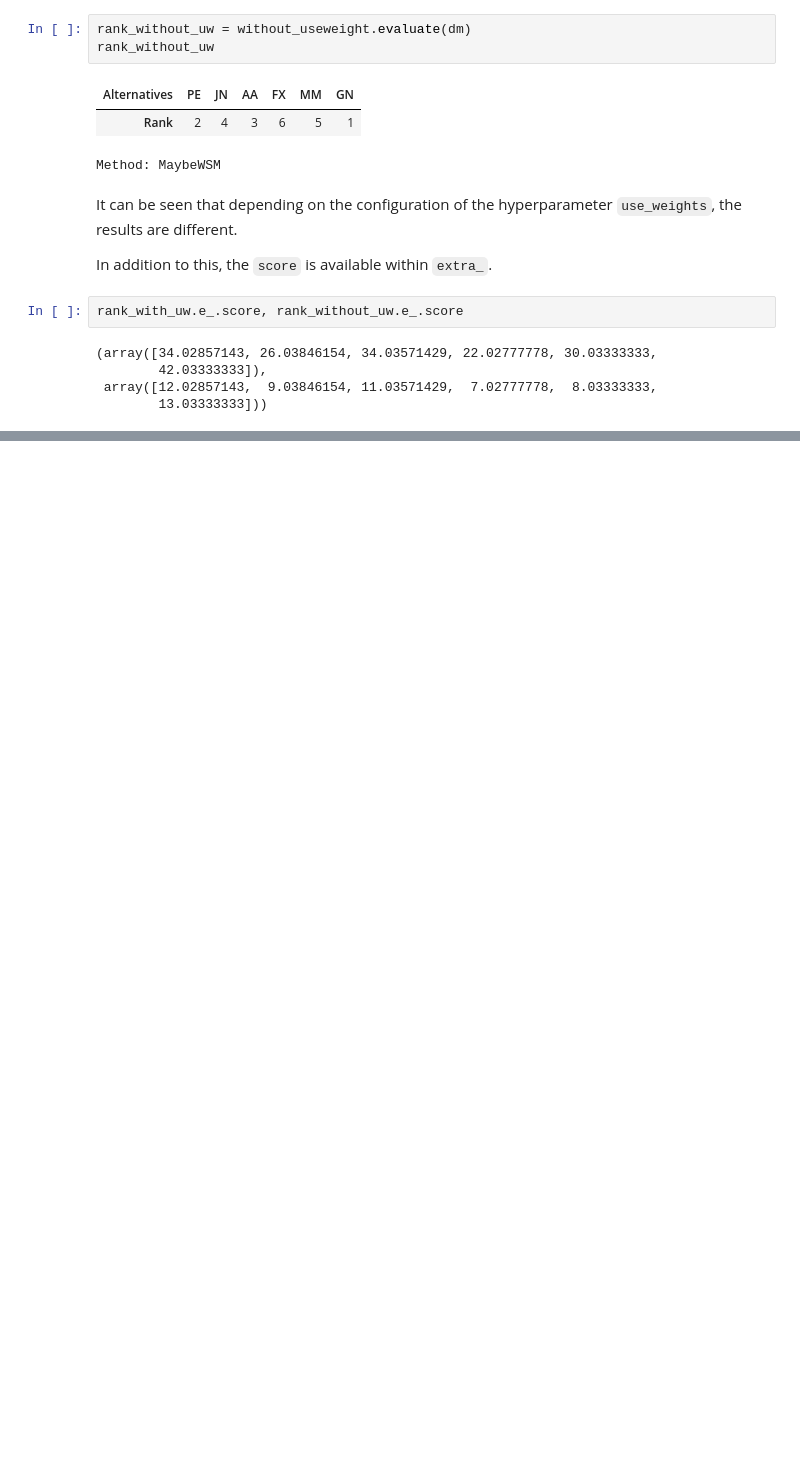
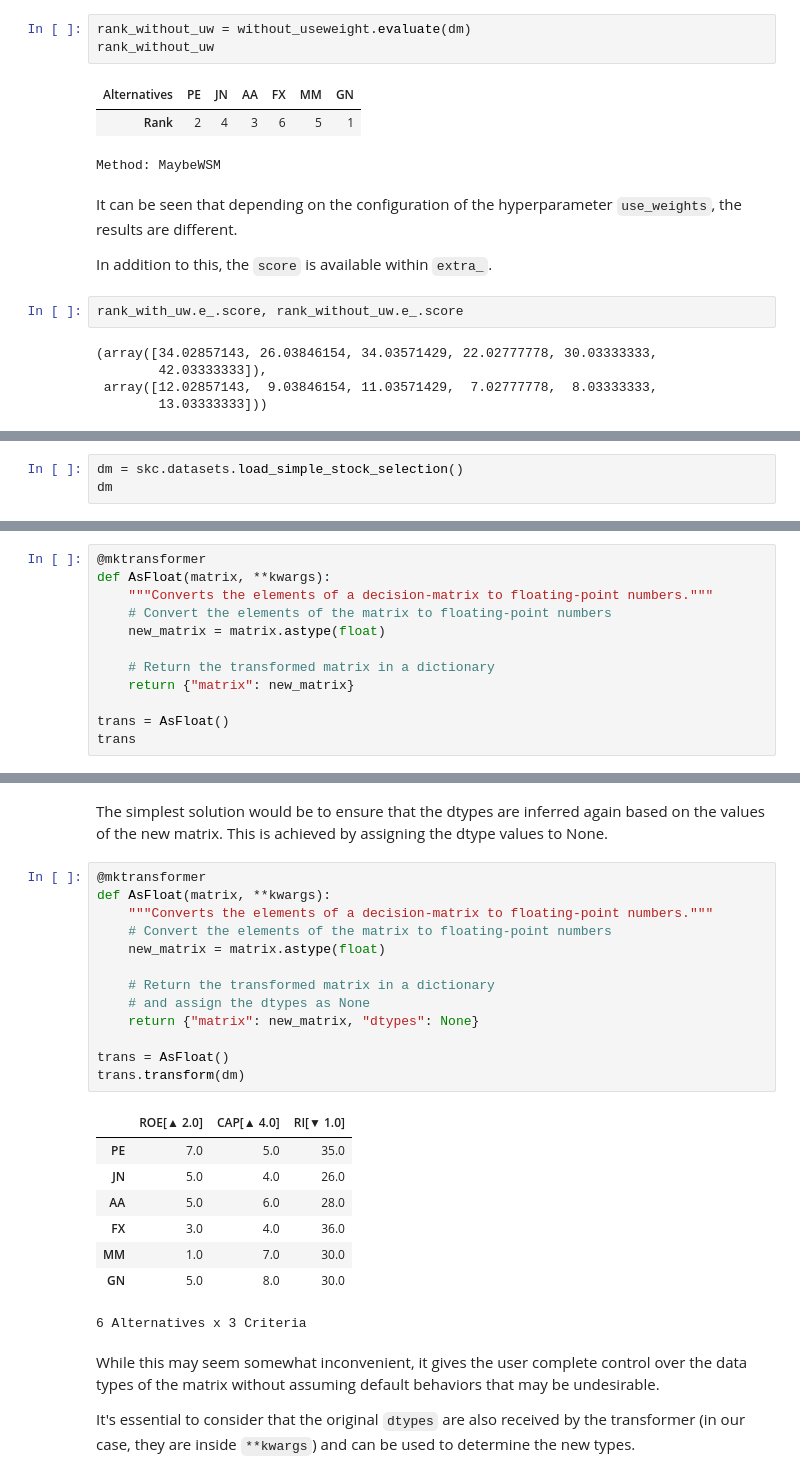
Before and after one commit to quatrope/scikit-criteria, a Jupyter notebook: docs/source/tutorial/extend.ipynb, the cells around one changed output, grey strips where cells are left out. Cells and saved outputs as stored; diff of their text form; blank space fills up the shorter version.

```diff
--- a/docs/source/tutorial/extend.ipynb
+++ b/docs/source/tutorial/extend.ipynb
@@ -269,0 +353,3 @@ rank_with_uw.e_.score, rank_without_uw.e_.score
+# %%
+dm = skc.datasets.load_simple_stock_selection()
+dm
@@ -269,0 +367,12 @@ rank_with_uw.e_.score, rank_without_uw.e_.score
+# %%
+@mktransformer
+def AsFloat(matrix, **kwargs):
+    """Converts the elements of a decision-matrix to floating-point numbers."""
+    # Convert the elements of the matrix to floating-point numbers
+    new_matrix = matrix.astype(float)
+
+    # Return the transformed matrix in a dictionary
+    return {"matrix": new_matrix}
+
+trans = AsFloat()
+trans
@@ -269,0 +403,28 @@ rank_with_uw.e_.score, rank_without_uw.e_.score
+# %% [markdown]
+The simplest solution would be to ensure that the dtypes are inferred again based on the values of the new matrix. This is achieved by assigning the dtype values to None.
+# %%
+@mktransformer
+def AsFloat(matrix, **kwargs):
+    """Converts the elements of a decision-matrix to floating-point numbers."""
+    # Convert the elements of the matrix to floating-point numbers
+    new_matrix = matrix.astype(float)
+
+    # Return the transformed matrix in a dictionary
+    # and assign the dtypes as None
+    return {"matrix": new_matrix, "dtypes": None}
+
+trans = AsFloat()
+trans.transform(dm)
+# %% [output]
+|  | ROE[▲ 2.0] | CAP[▲ 4.0] | RI[▼ 1.0] |
+| PE | 7.0 | 5.0 | 35.0 |
+| JN | 5.0 | 4.0 | 26.0 |
+| AA | 5.0 | 6.0 | 28.0 |
+| FX | 3.0 | 4.0 | 36.0 |
+| MM | 1.0 | 7.0 | 30.0 |
+| GN | 5.0 | 8.0 | 30.0 |
+6 Alternatives x 3 Criteria
+# %% [markdown]
+While this may seem somewhat inconvenient, it gives the user complete control over the data types of the matrix without assuming default behaviors that may be undesirable.
+
+It's essential to consider that the original `dtypes` are also received by the transformer (in our case, they are inside `**kwargs`) and can be used to determine the new types.
```
Also changed, not shown: parts of 21 cells of this notebook, 5 other files.
